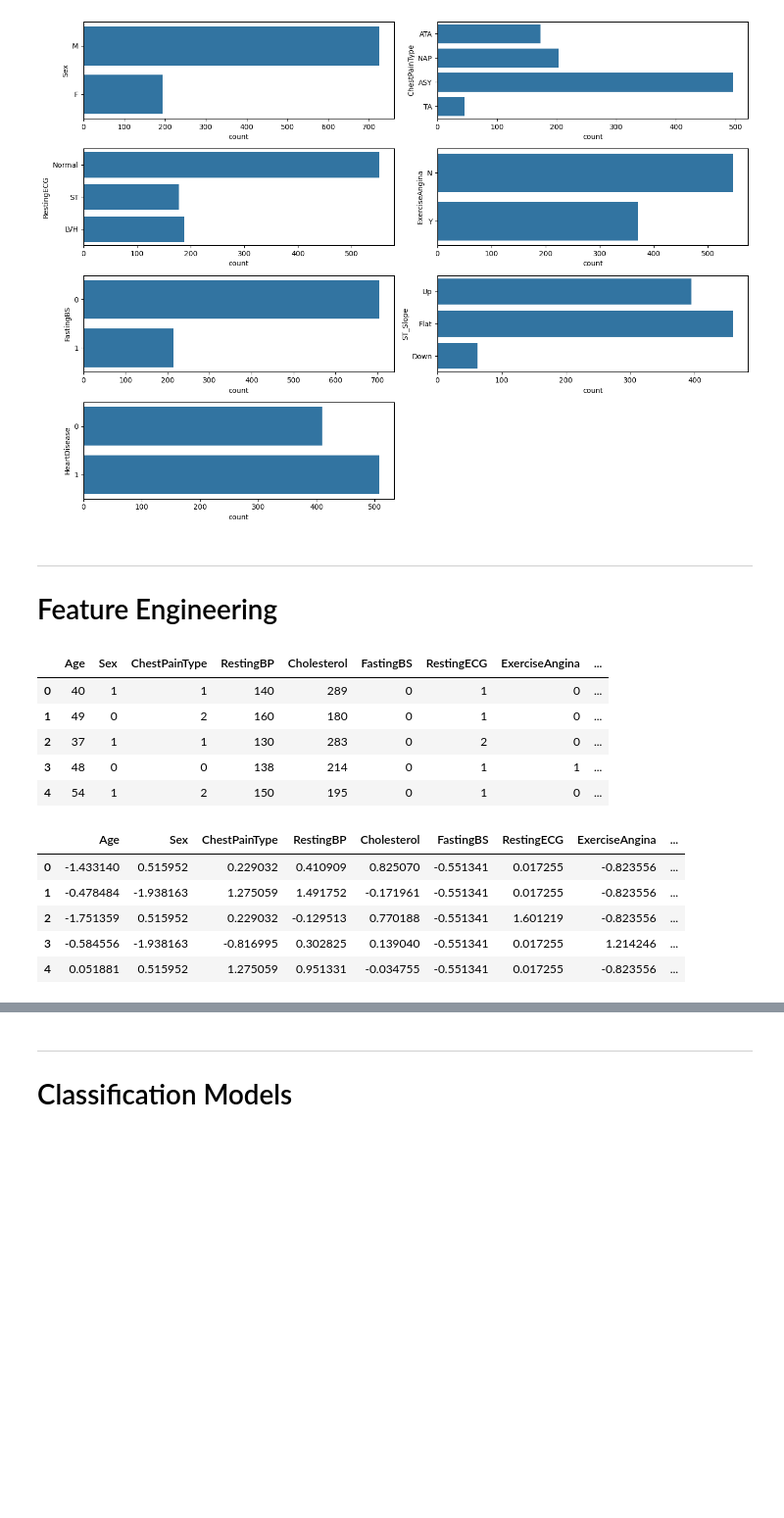
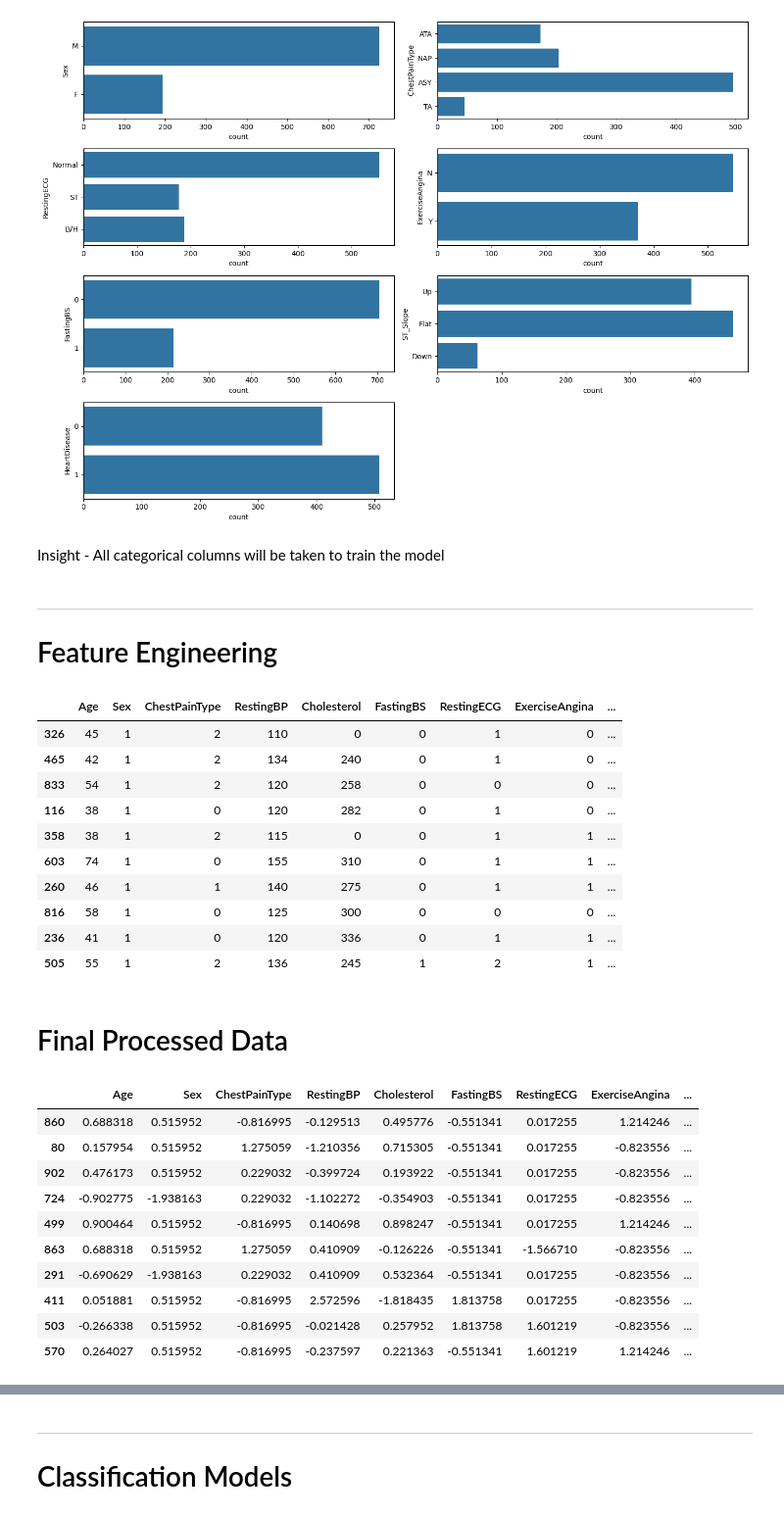
Before and after one commit to wasif-h/Heart_Disease_Prediction, a Jupyter notebook: ml_model.ipynb, the cells around one changed output, grey strips where cells are left out. Shown: that part at 98% size. Saved outputs shown, nothing was run; the diff lists cells and outputs as text; code cells hidden in the pictures; blank space fills up the shorter version.

```diff
--- a/ml_model.ipynb
+++ b/ml_model.ipynb
@@ -163,6 +206,8 @@ for j in range(i+1, len(axes)):
 plt.tight_layout()
 # %% [output]
 [figure]
+# %% [markdown]
+Insight - All categorical columns will be taken to train the model
 # %% [markdown]
 ------------------------------
 # Feature Engineering
@@ -180,23 +225,35 @@ for col in col_name:
   if x[col].dtype == 'object':
     x[col] = le.fit_transform(x[col])
 # %%
-x.head()
+x.sample(10)
 # %% [output]
 |  | Age | Sex | ChestPainType | RestingBP | Cholesterol | FastingBS | RestingECG | ExerciseAngina | ... |
-| 0 | 40 | 1 | 1 | 140 | 289 | 0 | 1 | 0 | ... |
-| 1 | 49 | 0 | 2 | 160 | 180 | 0 | 1 | 0 | ... |
-| 2 | 37 | 1 | 1 | 130 | 283 | 0 | 2 | 0 | ... |
-| 3 | 48 | 0 | 0 | 138 | 214 | 0 | 1 | 1 | ... |
-| 4 | 54 | 1 | 2 | 150 | 195 | 0 | 1 | 0 | ... |
+| 326 | 45 | 1 | 2 | 110 | 0 | 0 | 1 | 0 | ... |
+| 465 | 42 | 1 | 2 | 134 | 240 | 0 | 1 | 0 | ... |
+| 833 | 54 | 1 | 2 | 120 | 258 | 0 | 0 | 0 | ... |
+| 116 | 38 | 1 | 0 | 120 | 282 | 0 | 1 | 0 | ... |
+| 358 | 38 | 1 | 2 | 115 | 0 | 0 | 1 | 1 | ... |
+| 603 | 74 | 1 | 0 | 155 | 310 | 0 | 1 | 1 | ... |
+| 260 | 46 | 1 | 1 | 140 | 275 | 0 | 1 | 1 | ... |
+| 816 | 58 | 1 | 0 | 125 | 300 | 0 | 0 | 0 | ... |
+| 236 | 41 | 1 | 0 | 120 | 336 | 0 | 1 | 1 | ... |
+| 505 | 55 | 1 | 2 | 136 | 245 | 1 | 2 | 1 | ... |
 # %%
 scaler = StandardScaler()
 x[col_name] = scaler.fit_transform(x[col_name])
+# %% [markdown]
+# Final Processed Data
 # %%
-x.head()
+x.sample(10)
 # %% [output]
 |  | Age | Sex | ChestPainType | RestingBP | Cholesterol | FastingBS | RestingECG | ExerciseAngina | ... |
-| 0 | -1.433140 | 0.515952 | 0.229032 | 0.410909 | 0.825070 | -0.551341 | 0.017255 | -0.823556 | ... |
-| 1 | -0.478484 | -1.938163 | 1.275059 | 1.491752 | -0.171961 | -0.551341 | 0.017255 | -0.823556 | ... |
-| 2 | -1.751359 | 0.515952 | 0.229032 | -0.129513 | 0.770188 | -0.551341 | 1.601219 | -0.823556 | ... |
-| 3 | -0.584556 | -1.938163 | -0.816995 | 0.302825 | 0.139040 | -0.551341 | 0.017255 | 1.214246 | ... |
-| 4 | 0.051881 | 0.515952 | 1.275059 | 0.951331 | -0.034755 | -0.551341 | 0.017255 | -0.823556 | ... |
+| 860 | 0.688318 | 0.515952 | -0.816995 | -0.129513 | 0.495776 | -0.551341 | 0.017255 | 1.214246 | ... |
+| 80 | 0.157954 | 0.515952 | 1.275059 | -1.210356 | 0.715305 | -0.551341 | 0.017255 | -0.823556 | ... |
+| 902 | 0.476173 | 0.515952 | 0.229032 | -0.399724 | 0.193922 | -0.551341 | 0.017255 | -0.823556 | ... |
+| 724 | -0.902775 | -1.938163 | 0.229032 | -1.102272 | -0.354903 | -0.551341 | 0.017255 | -0.823556 | ... |
+| 499 | 0.900464 | 0.515952 | -0.816995 | 0.140698 | 0.898247 | -0.551341 | 0.017255 | 1.214246 | ... |
+| 863 | 0.688318 | 0.515952 | 1.275059 | 0.410909 | -0.126226 | -0.551341 | -1.566710 | -0.823556 | ... |
+| 291 | -0.690629 | -1.938163 | 0.229032 | 0.410909 | 0.532364 | -0.551341 | 0.017255 | -0.823556 | ... |
+| 411 | 0.051881 | 0.515952 | -0.816995 | 2.572596 | -1.818435 | 1.813758 | 0.017255 | -0.823556 | ... |
+| 503 | -0.266338 | 0.515952 | -0.816995 | -0.021428 | 0.257952 | 1.813758 | 1.601219 | -0.823556 | ... |
+| 570 | 0.264027 | 0.515952 | -0.816995 | -0.237597 | 0.221363 | -0.551341 | 1.601219 | 1.214246 | ... |
```
Also changed, not shown: parts of 9 cells of this notebook, 4 other files.
